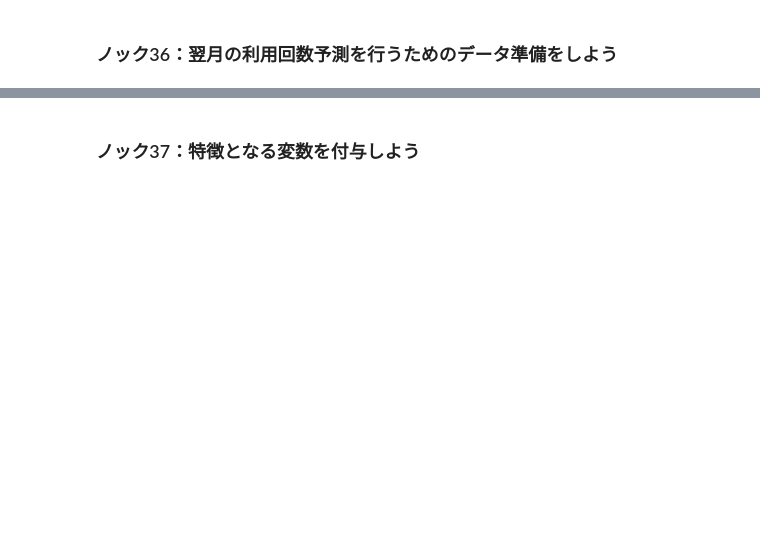
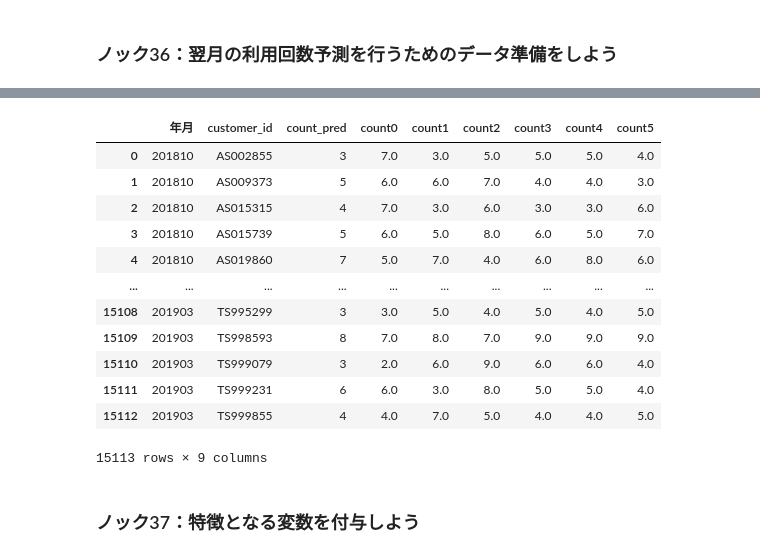
Before and after one commit to kakikawa/python_practice_1, a Jupyter notebook: 4章/4章_顧客の行動を予測する.ipynb, the cells around one changed output, grey strips where cells are left out. Cells and saved outputs as stored; diff of their text form; code cells hidden in the pictures; blank space fills up the shorter version.

```diff
--- a/4章/4章_顧客の行動を予測する１０本ノック.ipynb
+++ b/4章/4章_顧客の行動を予測する.ipynb
@@ -244,2 +368,25 @@ print(explained_variance_df)
+# %%
+# 機械学習を行う場合は、欠損値は不要なため除去し、indexを初期化する
+
+# .dropna()は欠損値を含むすべての行を削除する
+predict_data = predict_data.dropna()
+
+# 元のindexを削除し、新しいindexが追加される
+predict_data = predict_data.reset_index(drop=True)
+predict_data
+# %% [output]
+|  | 年月 | customer_id | count_pred | count0 | count1 | count2 | count3 | count4 | count5 |
+| 0 | 201810 | AS002855 | 3 | 7.0 | 3.0 | 5.0 | 5.0 | 5.0 | 4.0 |
+| 1 | 201810 | AS009373 | 5 | 6.0 | 6.0 | 7.0 | 4.0 | 4.0 | 3.0 |
+| 2 | 201810 | AS015315 | 4 | 7.0 | 3.0 | 6.0 | 3.0 | 3.0 | 6.0 |
+| 3 | 201810 | AS015739 | 5 | 6.0 | 5.0 | 8.0 | 6.0 | 5.0 | 7.0 |
+| 4 | 201810 | AS019860 | 7 | 5.0 | 7.0 | 4.0 | 6.0 | 8.0 | 6.0 |
+| ... | ... | ... | ... | ... | ... | ... | ... | ... | ... |
+| 15108 | 201903 | TS995299 | 3 | 3.0 | 5.0 | 4.0 | 5.0 | 4.0 | 5.0 |
+| 15109 | 201903 | TS998593 | 8 | 7.0 | 8.0 | 7.0 | 9.0 | 9.0 | 9.0 |
+| 15110 | 201903 | TS999079 | 3 | 2.0 | 6.0 | 9.0 | 6.0 | 6.0 | 4.0 |
+| 15111 | 201903 | TS999231 | 6 | 6.0 | 3.0 | 8.0 | 5.0 | 5.0 | 4.0 |
+| 15112 | 201903 | TS999855 | 4 | 4.0 | 7.0 | 5.0 | 4.0 | 4.0 | 5.0 |
+15113 rows × 9 columns
 # %% [markdown]
 ### ノック37：特徴となる変数を付与しよう
```
Also changed, not shown: parts of 16 cells of this notebook, 1 other file.
